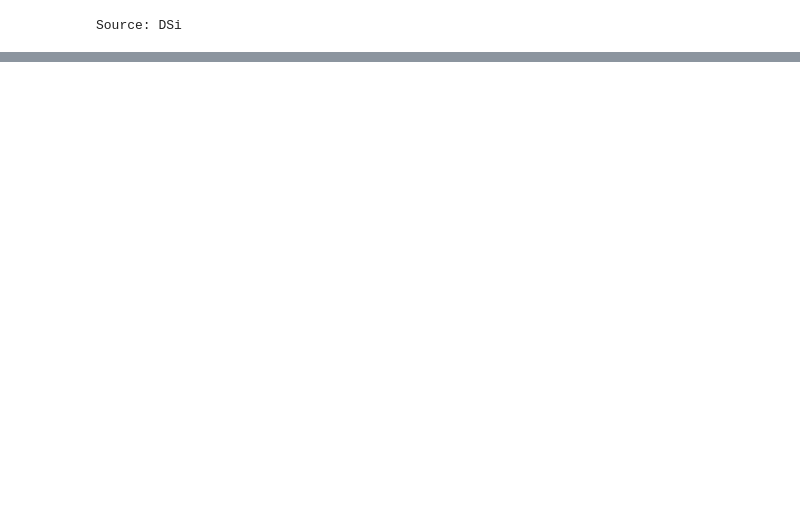
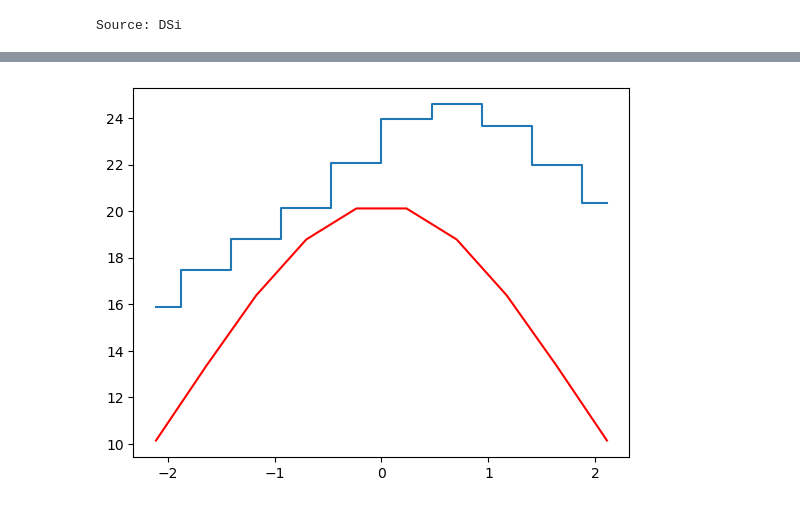
Before and after one commit to djeff1887/SgrB2DS_COMWorkspace, a Jupyter notebook: scripts/testchisquare.ipynb, the cells around one changed output, grey strips where cells are left out. Cells and saved outputs as stored; diff of their text form; code cells hidden in the pictures; blank space fills up the shorter version.

```diff
--- a/scripts/testchisquare.ipynb
+++ b/scripts/testchisquare.ipynb
@@ -78,7 +77,52 @@ for path,spwname,stdimage in zip(cubes,images,fluxerrorcubes):
 
     if linelist=='CDMS':
         if molecule in cdmsnamelist.keys():
-            queryname=cdmsnamelist[molecule]
+            molname=cdmsnamelist[molecule]
+            freqs, aij, deg, EU, qrot = get_molecular_parameters(molname,catalog='CDMS',
+                                                                       fmin=freqmin, fmax=(freqmax+100*u.GHz),)
+            species_catdir=cdms_catdir[cdms_catdir['molecule'] == cdmsnamelist[molecule]]
+            species_catdirtag=str(species_catdir['tag'][0])
+            scatdir_qrot300=10**species_catdir['lg(Q(300))']
+            cdmsname=f'0{species_catdirtag} {cdmsnamelist[molecule]}'
+            species_table= CDMS.query_lines(min_frequency=freqmin,max_frequency=freqmax,min_strength=-500,molecule=cdmsname,get_query_payload=False)
+
+            if len(species_table) == 0 or type(species_table['FREQ'][0])==np.str_:
+                print(f'No transitions for {molecule} in {img}. Continue')
+                continue
+            else:
+                cnus=species_table['FREQ']
+                ju=species_table['Ju']
+                jl=species_table['Jl']
+                ku1=species_table['Ku']
+                ku2=species_table['vu']
+                kl1=species_table['Kl']
+                kl2=species_table['vl']
+                qns=[]
+                if 'C2H5OH' in cdmsname:
+                    upperconformer=species_table['F1u']
+                    lowerconformer=species_table['F1l']
+                    assert len(ju)==len(species_table) and len(jl)==len(species_table)
+                    for jupper,jlower,kupper1,kupper2,upcon,klower1,klower2,lowcon in zip(ju,jl,ku1,ku2,upperconformer,kl1,kl2,lowerconformer):
+                        tempqn=f'{jupper}({kupper1},{kupper2})({upcon})-{jlower}({klower1},{klower2})({lowcon})'
+                        qns.append(tempqn)
+                        #print(tempqn)
+                        #sys.exit()
+                else:
+                    assert len(ju)==len(species_table) and len(jl)==len(species_table)
+                    for jupper,jlower,kupper1,kupper2,klower1,klower2 in zip(ju,jl,ku1,ku2,kl1,kl2):
+                        tempqn=f'{jupper}({kupper1},{kupper2})-{jlower}({klower1},{klower2})'
+                        qns.append(tempqn)
+                elo_lambda=(1/species_table['ELO'].data)*u.cm
+                elo_K=(((h*c)/elo_lambda)/k).to('K')
+                elo_J=(elo_K*k).to('J')
+                deltae=((h*species_table['FREQ'])/k).to('K')
+                euks=elo_K+deltae#maintable['EU_K']*u.K
+                eujs=(euks*k).to('J')
+                degs=species_table['GUP']
+                log10cdmsfluxes=species_table['LGINT']
+                cdmsfluxes=10**log10cdmsfluxes
+                aijs=pickett_aul(cdmsfluxes,cnus,degs,elo_J,eujs,scatdir_qrot300,T=300*u.K)
+        '''
         elif molecule == 'CH3NCO, vb = 0':
             queryname=cdms_get_molecule_name('CH3NCO, vb=0')
         else:
@@ -90,6 +134,7 @@ for path,spwname,stdimage in zip(cubes,images,fluxerrorcubes):
                                                                            fmin=freqmin, fmax=(freqmax+100*u.GHz),)
         else:
             freqs, aij, deg, EU, qrot = get_molecular_parameters(queryname,catalog='CDMS',fmin=freqmin,fmax=(freqmax+50*u.GHz))
+        '''
     if linelist == 'JPL':
         if molecule in jplnamelist.keys():
             queryname=jplnamelist[molecule]
@@ -98,16 +143,16 @@ for path,spwname,stdimage in zip(cubes,images,fluxerrorcubes):
         freqs, aij, deg, EU, qrot = get_molecular_parameters(queryname,catalog='JPL',
                                                      fmin=freqmin,
                                                      fmax=freqmax,)
-    species_table= Splatalogue.query_lines(freqmin, freqmax, chemical_name=molecule, energy_max=1840, energy_type='eu_k', line_lists=[linelistdict[molecule]], show_upper_degeneracy=True)
-    minimize_table=utils.minimize_table(species_table)
-    restfreqs=minimize_table['Freq']*u.GHz
+    #species_table= Splatalogue.query_lines(freqmin, freqmax, chemical_name=molecule, energy_max=1840, energy_type='eu_k', line_lists=[linelistdict[molecule]], show_upper_degeneracy=True)
+    #minimize_table=utils.minimize_table(species_table)
+    restfreqs=cnus#minimize_table['Freq']*u.GHz
     reffreqs=(restfreqs/(1+z))
-    qns=minimize_table['QNs']
-    euks=minimize_table['EU_K']*u.K
-    log10aijs=minimize_table['log10_Aij']
-    aijs=10**log10aijs*u.s**-1
-    degs=species_table['Upper State Degeneracy']
-    splatfluxes=species_table['CDMS/JPL Intensity']
+    #qns=minimize_table['QNs']
+    #euks=minimize_table['EU_K']*u.K
+    #log10aijs=minimize_table['log10_Aij']
+    #aijs=10**log10aijs*u.s**-1
+    #degs=species_table['Upper State Degeneracy']
+    splatfluxes=log10cdmsfluxes#species_table['CDMS/JPL Intensity']
     if molecule in incompleteqrot:
         print(f'{molecule} has an incomplete partition function')
         print('Estimating by linear fit to log-log Qrot/T relation')
@@ -130,8 +175,10 @@ for path,spwname,stdimage in zip(cubes,images,fluxerrorcubes):
         sys.exit()
         '''
     measQrot=fit_qrot(measTrot)
-    for reffreq,restline,linedeg,lineeuk,lineaij,lineqn,splatflux in zip(reffreqs,restfreqs,deg,euks,aijs,qns,splatfluxes):
-        labelqn=lineqn#str(round(line.value,2))
+    for reffreq,restline,linedeg,lineeuk,lineaij,lineqn,splatflux,lineeuj in zip(reffreqs,restfreqs,deg,euks,aijs,qns,splatfluxes,eujs):
+        labelqn=lineqn
+        reffreq=reffreq*u.MHz
+        restline=restline*u.MHz
         if reffreq >= freqmin and reffreq <= freqmax:
             if source == 'SgrB2S':
                 if molecule ==' C2H5OH ':
@@ -155,10 +202,10 @@ for path,spwname,stdimage in zip(cubes,images,fluxerrorcubes):
                 vel_lineprofilesigma=measlinewidth/(2*np.sqrt(2*np.log(2)))
                 phi_nu=lineprofile(sigma=lineprofilesigma,nu_0=restline,nu=restline)
                 molntot=sourcecolumns[source][molecule]
-                linedeg=line['Degeneracy']
-                lineeuk=line['EuK']*u.K
-                lineeuj=(lineeuk*k).to('J')
-                lineaij=pklch3oh[spwname][tempstr]['aij']
+                #linedeg=line['Degeneracy']
+                #lineeuk=line['EuK']*u.K
+                #lineeuj=(lineeuk*k).to('J')
+                #lineaij=pklch3oh[spwname][tempstr]['aij']
 
                 #print('Calculate line model')
                 modnupper=nupper_estimated(molntot,linedeg,measQrot,lineeuj,measTrot).to('cm-2')
@@ -177,13 +224,13 @@ for path,spwname,stdimage in zip(cubes,images,fluxerrorcubes):
                 subplotwidth=velocitytofreq(truesubplotwidth,reffreq)
                 lineslab=cube.spectral_slab((reffreq-subplotwidth),(reffreq+subplotwidth))
                 #vel_lineslab=lineslab.with_spectral_unit('km s-1',velocity_convention='radio',rest_value=reffreq)
-                lineflux=lineslab[:,pixcoords[0],pixcoords[1]]
+                lineflux=lineslab[:,pixcoords[0],pixcoords[1]]+background
                 linespecax=lineslab.spectral_axis
                 vel_linespecax=lineslab.with_spectral_unit('km s-1',velocity_convention='radio',rest_value=reffreq).spectral_axis#freqtovelocity(linespecax,reffreq)
                 #datatoplot.append([labelqn,vel_linespecax,lineflux,reffreq])
 
                 #Collecting values for line model
-                restline=reffreq*(1+z)
+                #restline=reffreq*(1+z)
                 modlinewidth=velocitytofreq(measlinewidth,reffreq)
                 lineprofilesigma=modlinewidth/(2*np.sqrt(2*np.log(2)))
                 vel_lineprofilesigma=measlinewidth/(2*np.sqrt(2*np.log(2)))
@@ -191,7 +238,7 @@ for path,spwname,stdimage in zip(cubes,images,fluxerrorcubes):
                 molntot=sourcecolumns[source][molecule]
                 #linedeg=line['Degeneracy']
                 #lineeuk=(lineeuj/k).to('K')
-                lineeuj=(lineeuk*k).to('J')
+                #lineeuj=(lineeuk*k).to('J')
                 #lineaij=pklch3oh[spwname][tempstr]['aij']
 
                 #Calculate line model
@@ -199,7 +246,7 @@ for path,spwname,stdimage in zip(cubes,images,fluxerrorcubes):
                 intertau=lte_molecule.line_tau(measTrot, molntot, measQrot, linedeg, restline, lineeuj, lineaij)
                 est_tau=(intertau*phi_nu).to('')
                 trad=t_rad(tau_nu=est_tau,ff=f,nu=restline,T_ex=measTrot).to('K')
-                if trad < 3*error or np.isnan(trad.value):
+                if trad < 3*error or np.isnan(trad.value) or trad < background:
                     #print('Ping')
                     #sys.exit()
                     continue
@@ -221,9 +268,10 @@ for path,spwname,stdimage in zip(cubes,images,fluxerrorcubes):
                         modelstoplot.append([labelqn,modelline])
                         datatoplot.append([labelqn,vel_linespecax,lineflux,reffreq,lineeuk])
                         numdetections+=1
-                    #print('Sing')
-                    #sys.exit()
-#sys.exit()
+                        plt.figure()
+                        plt.plot(velocityrange_chisquared.value,lineflux[10:20].value,drawstyle='steps-mid')
+                        plt.plot(velocityrange_chisquared.value,modelline(velocityrange_chisquared),color='red')
+                        plt.show()
 # %% [output]
 Gathering  C2H5OH  lines from spw0
  C2H5OH  has an incomplete partition function
@@ -244,0 +282 @@ Potential contaminant present over 9(4,6)-8(3,6),g+ @ 233.97069094532907 GHz
+[figure, added]
```
Also changed, not shown: parts of 5 cells of this notebook, 5 other files.
